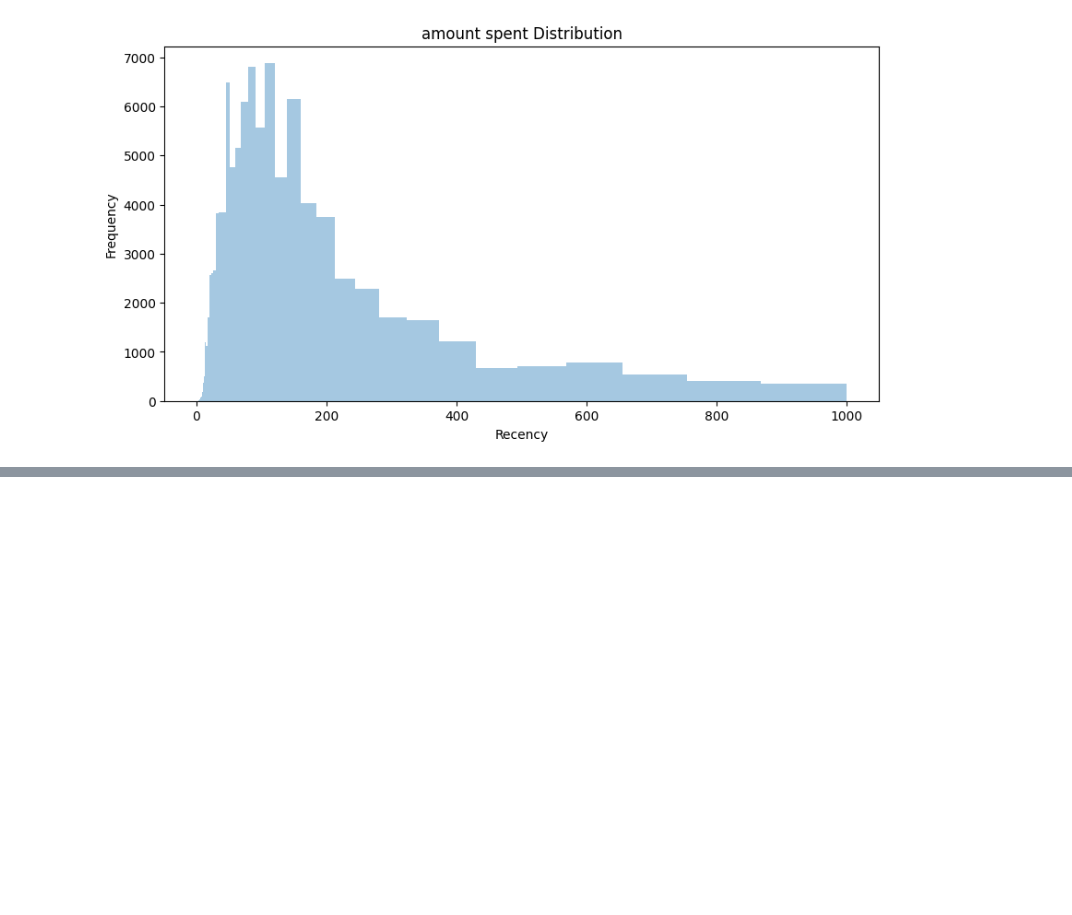
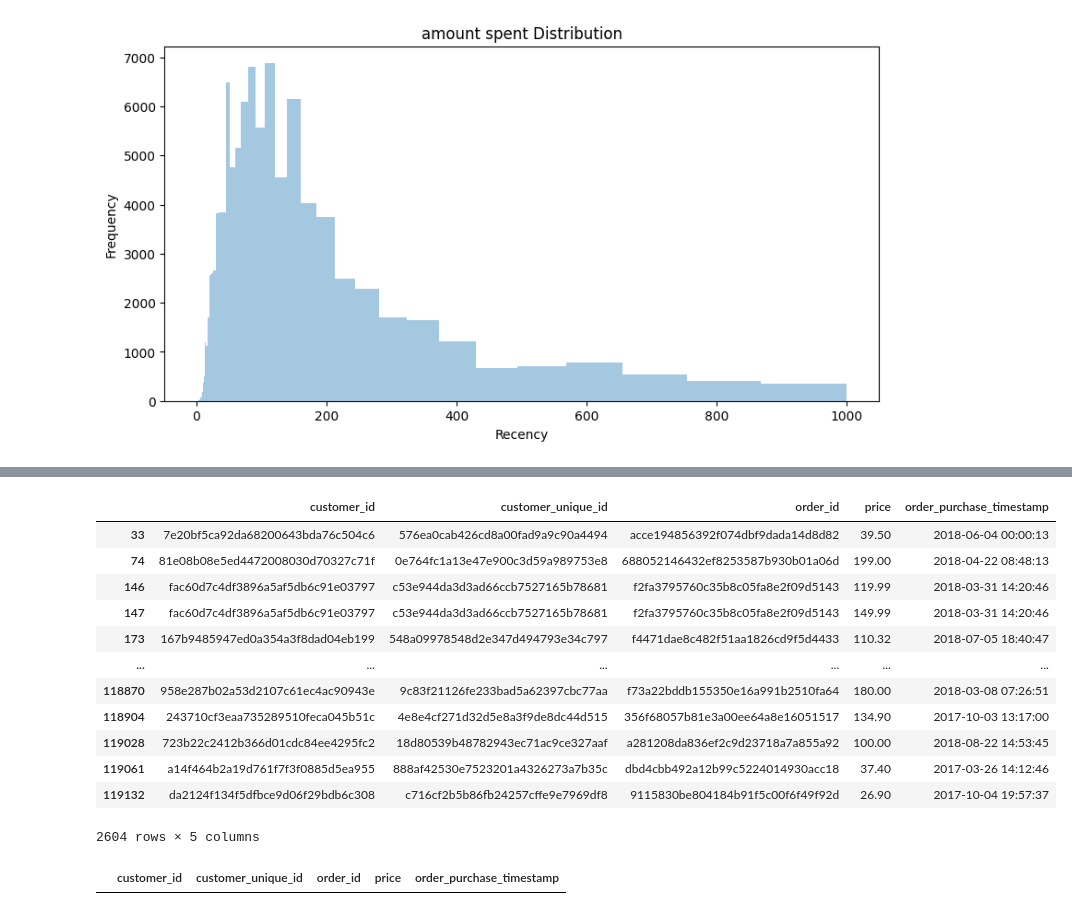
Before and after one commit to ThomasMeb/Projet_4, a Jupyter notebook: Mebarki_Thomas_notebook_exploration_022023.ipynb, the cells around one changed output, grey strips where cells are left out. Saved outputs shown, nothing was run; the diff lists cells and outputs as text; code cells hidden in the pictures; blank space fills up the shorter version.

```diff
--- a/Mebarki_Thomas_notebook_exploration_022023.ipynb
+++ b/Mebarki_Thomas_notebook_exploration_022023.ipynb
@@ -410,0 +440,2 @@ data.head()
+# %%
+df.drop_duplicates(subset=['customer_unique_id', 'order_id', 'price'], inplace=True)
@@ -410,0 +446,16 @@ data.head()
+# %%
+df.loc[df[['order_id']].duplicated()]
+# %% [output]
+|  | customer_id | customer_unique_id | order_id | price | order_purchase_timestamp |
+| 33 | 7e20bf5ca92da68200643bda76c504c6 | 576ea0cab426cd8a00fad9a9c90a4494 | acce194856392f074dbf9dada14d8d82 | 39.50 | 2018-06-04 00:00:13 |
+| 74 | 81e08b08e5ed4472008030d70327c71f | 0e764fc1a13e47e900c3d59a989753e8 | 688052146432ef8253587b930b01a06d | 199.00 | 2018-04-22 08:48:13 |
+| 146 | fac60d7c4df3896a5af5db6c91e03797 | c53e944da3d3ad66ccb7527165b78681 | f2fa3795760c35b8c05fa8e2f09d5143 | 119.99 | 2018-03-31 14:20:46 |
+| 147 | fac60d7c4df3896a5af5db6c91e03797 | c53e944da3d3ad66ccb7527165b78681 | f2fa3795760c35b8c05fa8e2f09d5143 | 149.99 | 2018-03-31 14:20:46 |
+| 173 | 167b9485947ed0a354a3f8dad04eb199 | 548a09978548d2e347d494793e34c797 | f4471dae8c482f51aa1826cd9f5d4433 | 110.32 | 2018-07-05 18:40:47 |
+| ... | ... | ... | ... | ... | ... |
+| 118870 | 958e287b02a53d2107c61ec4ac90943e | 9c83f21126fe233bad5a62397cbc77aa | f73a22bddb155350e16a991b2510fa64 | 180.00 | 2018-03-08 07:26:51 |
+| 118904 | 243710cf3eaa735289510feca045b51c | 4e8e4cf271d32d5e8a3f9de8dc44d515 | 356f68057b81e3a00ee64a8e16051517 | 134.90 | 2017-10-03 13:17:00 |
+| 119028 | 723b22c2412b366d01cdc84ee4295fc2 | 18d80539b48782943ec71ac9ce327aaf | a281208da836ef2c9d23718a7a855a92 | 100.00 | 2018-08-22 14:53:45 |
+| 119061 | a14f464b2a19d761f7f3f0885d5ea955 | 888af42530e7523201a4326273a7b35c | dbd4cbb492a12b99c5224014930acc18 | 37.40 | 2017-03-26 14:12:46 |
+| 119132 | da2124f134f5dfbce9d06f29bdb6c308 | c716cf2b5b86fb24257cffe9e7969df8 | 9115830be804184b91f5c00f6f49f92d | 26.90 | 2017-10-04 19:57:37 |
+2604 rows × 5 columns
@@ -410,0 +464,4 @@ data.head()
+# %%
+df.loc[df[['order_id']].duplicated()]
+# %% [output]
+|  | customer_id | customer_unique_id | order_id | price | order_purchase_timestamp |
```
Also changed, not shown: parts of 8 cells of this notebook.
